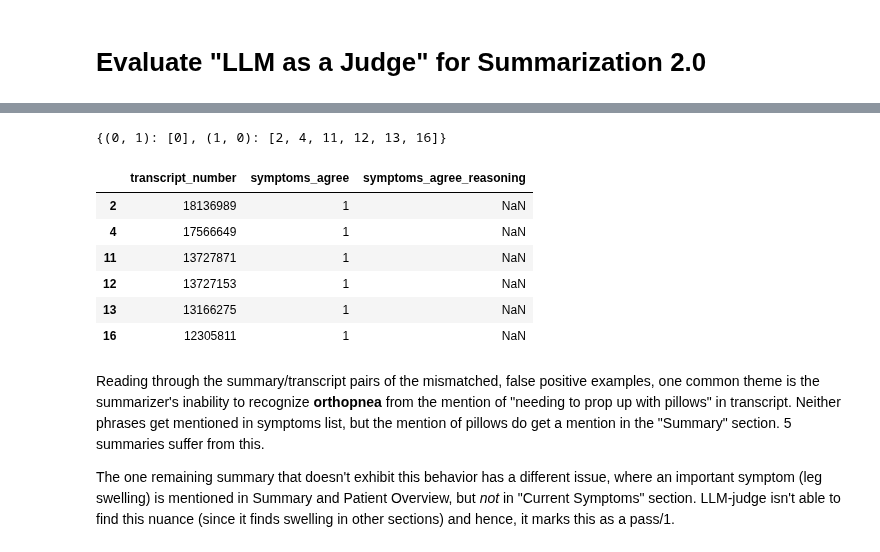
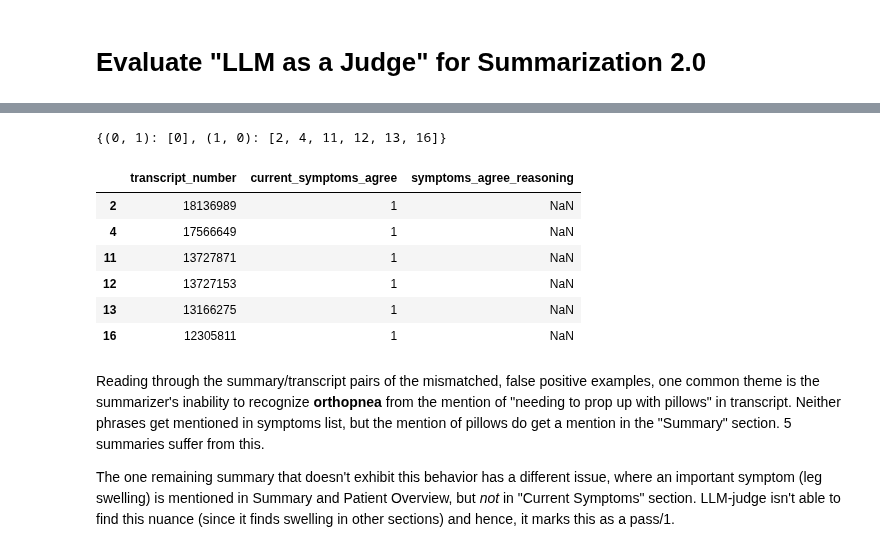
Before and after one commit to recoverycompanion/reco, a Jupyter notebook: reco_analysis/notebooks/judge/2.0_eval_llm_judge_summarization.ipynb, the cells around one changed output, grey strips where cells are left out. Cells and saved outputs as stored; diff of their text form; code cells hidden in the pictures.

```diff
--- a/reco_analysis/notebooks/judge/2.0_eval_llm_judge_summarization.ipynb
+++ b/reco_analysis/notebooks/judge/2.0_eval_llm_judge_summarization.ipynb
@@ -17,9 +19,33 @@ transcripts_version = "1.0"
 llm_judge_file = f'summaries_{transcripts_version}_evaluation_2.csv'
 
 llm_data = pd.read_csv(common_path + llm_judge_file)
+llm_data.rename(
+    columns={
+        "intro_patient": "intro_patient_present",
+        "current_symptoms": "current_symptoms_present",
+        "vital_signs": "vital_signs_present",
+        "medications": "medications_present",
+        "summary_overview": "summary_overview_present",
+        "symptoms_agree": "current_symptoms_agree",
+        "meds_agree": "medications_agree",
+    },
+    inplace=True,
+)
 
 # This is from our sweat blood and tears
 human_data = pd.read_csv(common_path + '2024-07-24-human-judge-summarization.csv')
+human_data.rename(
+    columns={
+        "intro_patient": "intro_patient_present",
+        "current_symptoms": "current_symptoms_present",
+        "vital_signs": "vital_signs_present",
+        "medications": "medications_present",
+        "summary_overview": "summary_overview_present",
+        "symptoms_agree": "current_symptoms_agree",
+        "meds_agree": "medications_agree",
+    },
+    inplace=True,
+)
 
 # Ensure that the transcript numbers are exactly matched, and are in the same order
 llm_data = llm_data.sort_values(by='transcript_number', ascending=False).reset_index(drop=True)
@@ -171,33 +167,33 @@ plt.show()
 # %%
 # find out which summaries (transcript_number) are not matching.
 # Input: two dataframes (pred, true), the column to compare
 # Output: a dict {tuple (pred_values, true_values): [transcript_numbers]}
 
 def find_mismatched_transcripts(data_true: pd.DataFrame, data_pred: pd.DataFrame, column: str):
     mismatched_transcripts = {}
     for i, (true_val, pred_val) in enumerate(zip(data_true[column], data_pred[column])):
         if true_val != pred_val:
             key = (pred_val, true_val)
             if key not in mismatched_transcripts:
                 mismatched_transcripts[key] = []
             mismatched_transcripts[key].append(i)
     return mismatched_transcripts
 
 
-mismatched_transcripts = find_mismatched_transcripts(human_data, llm_data, 'symptoms_agree')
+mismatched_transcripts = find_mismatched_transcripts(human_data, llm_data, 'current_symptoms_agree')
 print(mismatched_transcripts)
 
 # print llm_judge rows for predicted value 1 and true value 0
 # pred_val = 0; true_val = 1  # false negative
 pred_val = 1; true_val = 0  # false positive
 
 # pandas display settings
 pd.set_option('display.max_colwidth', None)
 
-llm_data.iloc[mismatched_transcripts[(pred_val, true_val)]][["transcript_number", "symptoms_agree", "symptoms_agree_reasoning"]]
+llm_data.iloc[mismatched_transcripts[(pred_val, true_val)]][["transcript_number", "current_symptoms_agree", "symptoms_agree_reasoning"]]
 # %% [output]
 {(0, 1): [0], (1, 0): [2, 4, 11, 12, 13, 16]}
-|  | transcript_number | symptoms_agree | symptoms_agree_reasoning |
+|  | transcript_number | current_symptoms_agree | symptoms_agree_reasoning |
 | 2 | 18136989 | 1 | NaN |
 | 4 | 17566649 | 1 | NaN |
 | 11 | 13727871 | 1 | NaN |
```
Also changed, not shown: parts of 6 cells of this notebook, 3 other files.
